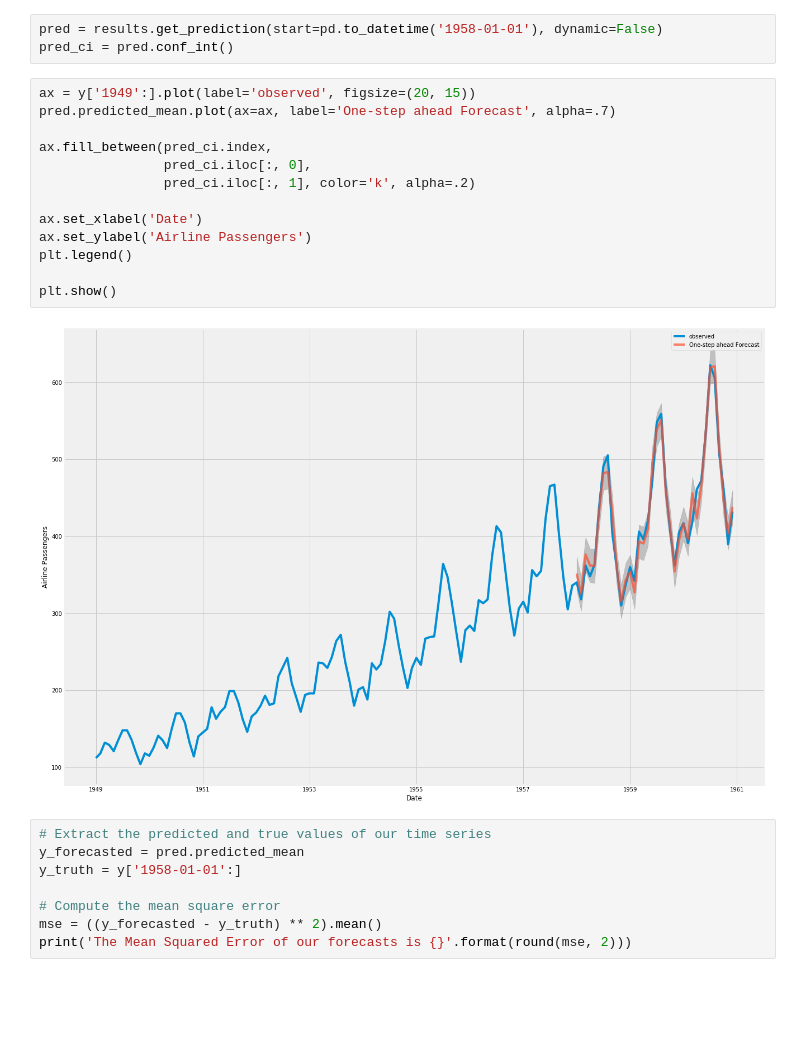
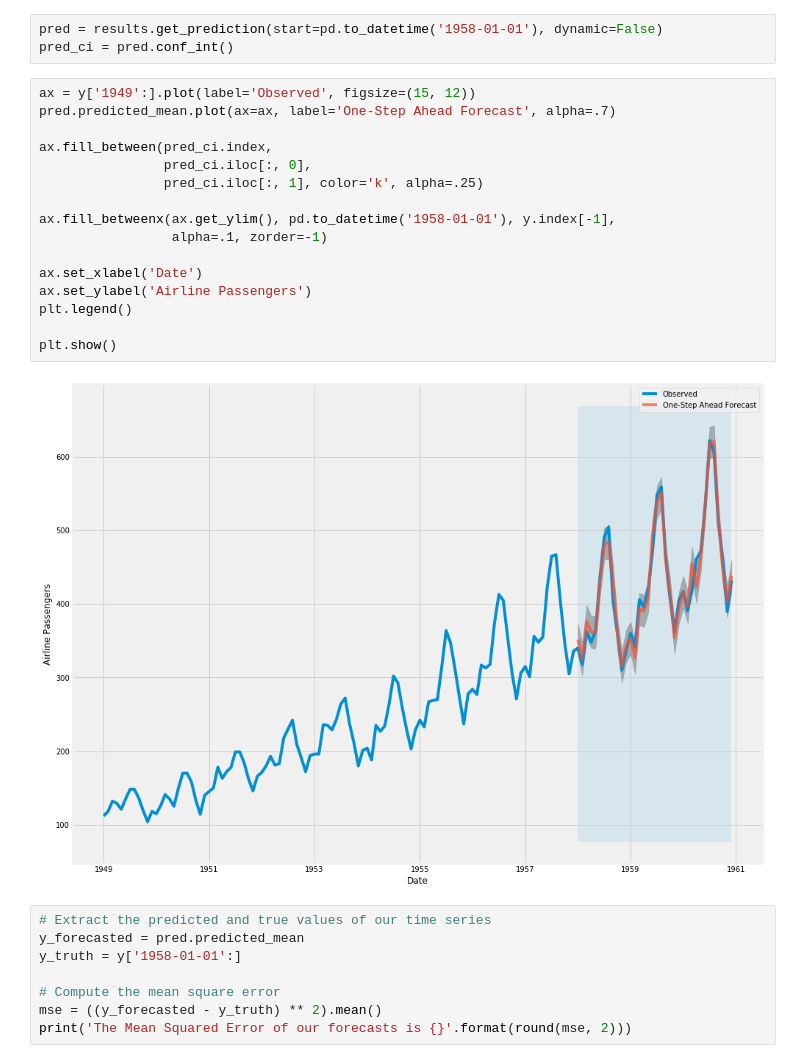
Before and after one commit to raffg/air-passengers-arima, a Jupyter notebook: sarimax.ipynb, the cells around one changed output. Drawn from its saved outputs; the diff is of its cells as text; blank space fills up the shorter version.

Commit message:
modified image text

```diff
--- a/sarimax.ipynb
+++ b/sarimax.ipynb
@@ -116,20 +116,23 @@ plt.show()
 pred = results.get_prediction(start=pd.to_datetime('1958-01-01'), dynamic=False)
 pred_ci = pred.conf_int()
 # %%
-ax = y['1949':].plot(label='observed', figsize=(20, 15))
-pred.predicted_mean.plot(ax=ax, label='One-step ahead Forecast', alpha=.7)
+ax = y['1949':].plot(label='Observed', figsize=(15, 12))
+pred.predicted_mean.plot(ax=ax, label='One-Step Ahead Forecast', alpha=.7)
 
 ax.fill_between(pred_ci.index,
                 pred_ci.iloc[:, 0],
-                pred_ci.iloc[:, 1], color='k', alpha=.2)
+                pred_ci.iloc[:, 1], color='k', alpha=.25)
+
+ax.fill_betweenx(ax.get_ylim(), pd.to_datetime('1958-01-01'), y.index[-1],
+                 alpha=.1, zorder=-1)
 
 ax.set_xlabel('Date')
 ax.set_ylabel('Airline Passengers')
 plt.legend()
 
 plt.show()
 # %% [output]
-[figure, old version]
+[figure, new version]
 # %%
 # Extract the predicted and true values of our time series
 y_forecasted = pred.predicted_mean
```
Also changed, not shown: parts of 3 cells of this notebook.
